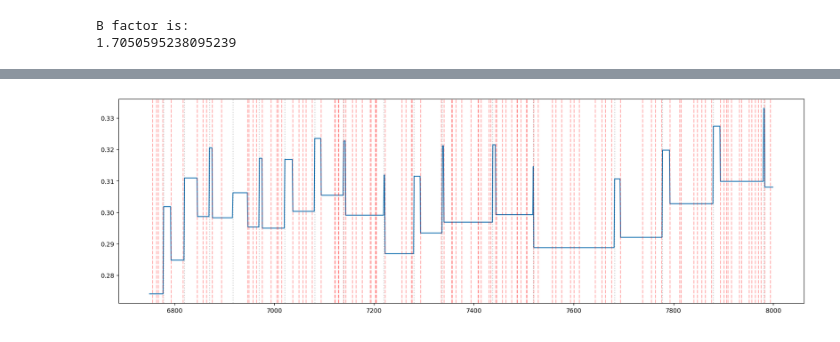
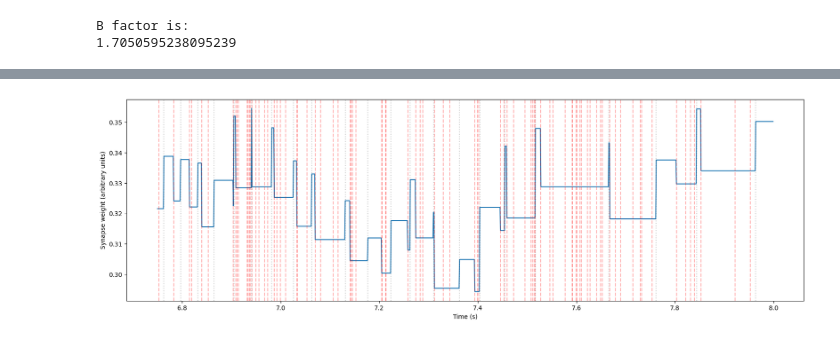
Before and after one commit to mehranfaraji/STDP-Finds-Start-of-Patterns, a Jupyter notebook: SRM.ipynb, the cells around one changed output, grey strips where cells are left out. Cells and saved outputs as stored; diff of their text form; code cells hidden in the pictures.

```diff
--- a/SRM.ipynb
+++ b/SRM.ipynb
@@ -48,9 +48,9 @@ def pprint(A, precision=2):
 # %% [markdown]
 ## Generating Input
 # %%
-tripling = False
+tripling = True
 is_continuous = False
-runduration = 30 # [second]
+runduration = 450 # [second]
 dt = 0.001 # [second]
 number_neurons = 2000
 number_pat = 1000  # number of neurons that take part in the pattern presentation
@@ -62,8 +62,8 @@ max_time_wo_spike = 0.05 # [second]
 min_rate, max_rate = 0 , 90
 max_change_speed = max_rate / max_time_wo_spike # 90/0.05 = 1800 (max_S in paper)
 patternlength = 0.05 # [second]
-pattern_freq = 0.5
-# pattern_freq = 0.25
+# pattern_freq = 0.5
+pattern_freq = 0.25
 
 
 max_rate_add = 10
@@ -72,7 +72,7 @@ max_time_wo_spike_add = 1000
 max_change_speed_add = 0
 
 spike_del = 0
-jitter_sd = 0
+jitter_sd = 1
 # %%
 indices, times = make_input(min_rate, max_rate, max_time_wo_spike, max_change_speed, runduration, number_neurons, dt, is_continuous)
 position_copypaste = make_pattern_presentation_array(runduration, patternlength, pattern_freq)
@@ -131,7 +145,7 @@ times, indices = add_noise(times, indices, times_add, indices_add)
 if tripling and runduration > 300:
         times, indices = triple_input_runtime(times, indices)
         position_copypaste = np.concatenate((position_copypaste, position_copypaste, position_copypaste))
-# times, indices = remove_close_spikes(times, indices, dt)
+times, indices = remove_close_spikes(times, indices, dt)
 indices = indices.astype(int)
 
 # patneurons = range(0, number_pat)
@@ -517,10 +523,7 @@ spike_train, weight = get_dataset()
 # %%
 def run_simulation(model, spike_train, weight):
-    n, total_length = spike_train.shape
     model.reset_neuron()
-    # for it in range(total_length):
     weight = model.run(spike_train, weight)
-
     return model, weight
 # %%
 model, weight = run_simulation(model, spike_train, weight)
@@ -531,15 +545,0 @@ time 30.000000000000004 done.
-# %%
-start_time = 6.75
-end_time = 8
-
-plt.figure(figsize=(12,5))
-plt.plot(np.arange(start_time,end_time,dt), model.potential_rec[int(start_time/dt):int(end_time/dt)])
-
-position_copypaste[int(start_time/patternlength) : int(end_time/patternlength)]
-intervals = np.arange(start_time,end_time+patternlength,patternlength)
-for i in range(0, len(intervals)-1, 2):
-    plt.axvspan(intervals[i], intervals[i + 1], facecolor='gray', alpha=0.7)
-
-# for x in np.arange(start_time,end_time, 0.05):
-#     plt.axvline(x, color='red', linestyle='--', alpha=0.3)
-plt.show()
@@ -557,24 +600,24 @@ array([0., 0., 0., 0., 0., 0., 0., 0., 0., 0., 0., 0., 0., 0., 0., 0., 0.,
 # %%
 start_time = int(6.75 / dt)
 end_time = int(8 / dt)
 neuron0 = spike_train[0, start_time:end_time]
 r = np.arange(start_time,end_time,1)
 
 plt.figure(figsize=(20,6))
 for i in range(1):
-    plt.plot(r, model.w_sample[i, start_time:end_time])
+    plt.plot(r*dt, model.w_sample[i, start_time:end_time])
 
 for x in np.where(neuron0 == 1)[0]:
-    plt.axvline(x+start_time, color='red', linestyle='--', alpha=0.3, label='neuron 0 spike')
+    plt.axvline((x+start_time)*dt, color='red', linestyle='--', alpha=0.3, label='neuron 0 spike')
 
 for spk in model.spike_rec:
     spk = int(spk/dt)
     if spk > start_time and spk < end_time:
-        plt.axvline(spk, color='black', linestyle=':', alpha=0.2)
+        plt.axvline(spk*dt, color='black', linestyle=':', alpha=0.2)
 
-# for x in model.spike_rec[:20]:
-#     plt.axvline(x/dt, color='black', linestyle=':', alpha=0.2, label='postsynaptic spike')
+plt.xlabel('Time (s)')
+plt.ylabel('Synapse weight (arbitrary units)')
 
 plt.show()
 # %% [output]
-[figure, old version]
+[figure, new version]
```
Also changed, not shown: parts of 29 cells of this notebook.
